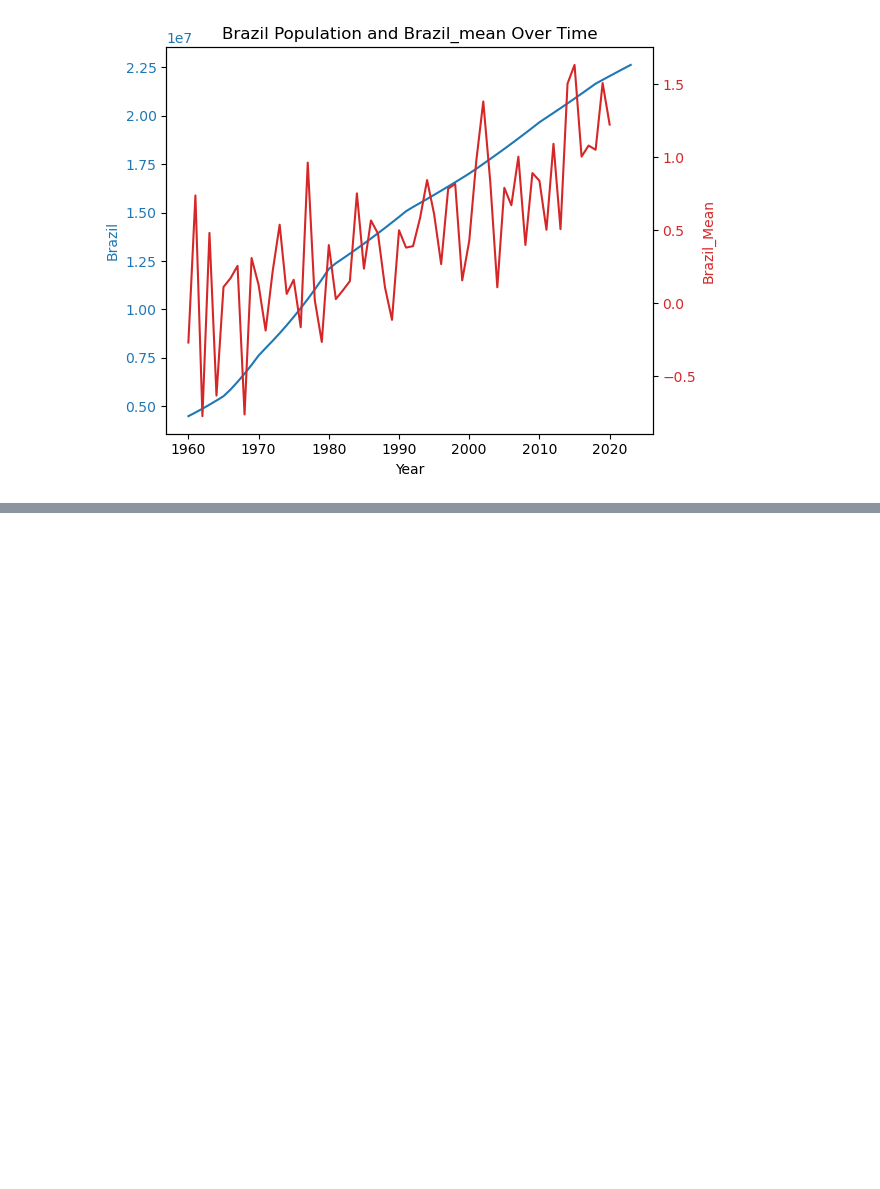
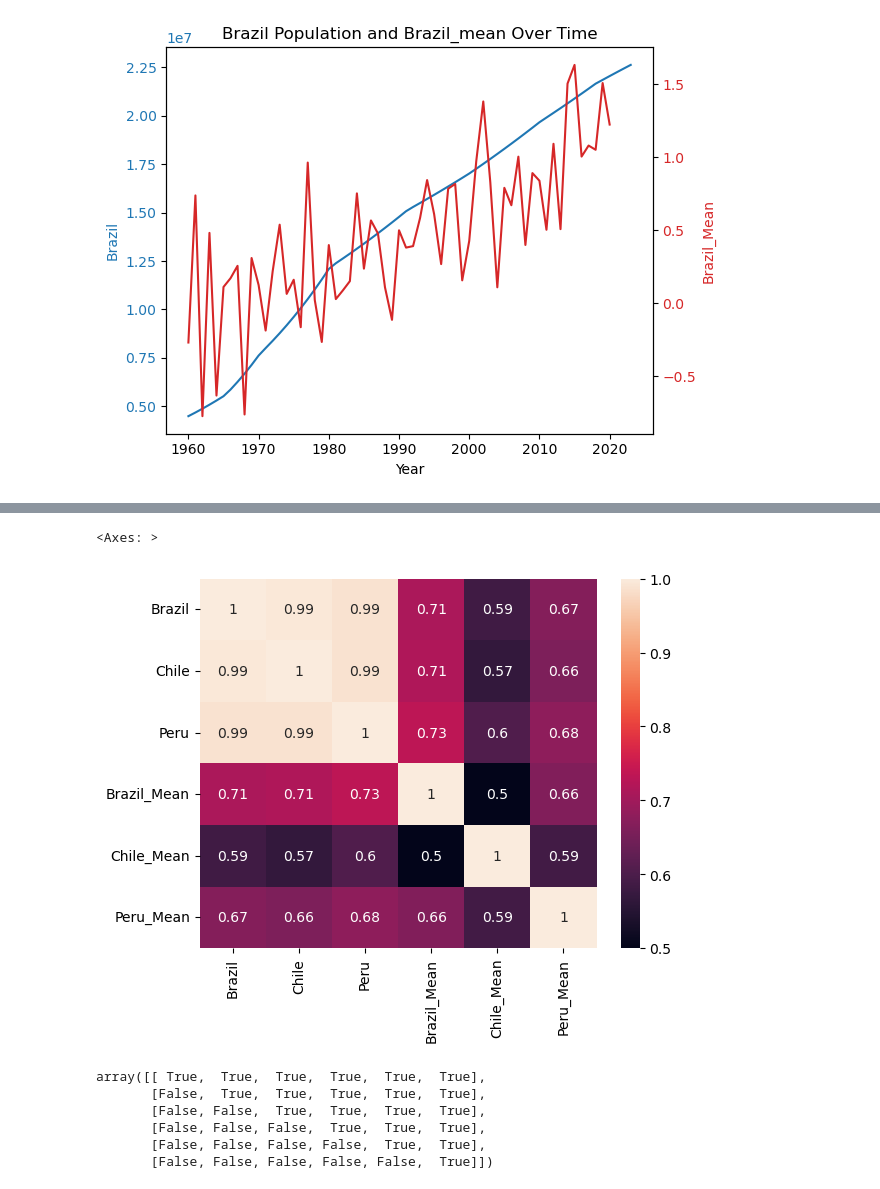
Before and after one commit to gowrath/Climate_EDA-SouthAmerica, a Jupyter notebook: TemperatureAndPopulation.ipynb, the cells around one changed output, grey strips where cells are left out. Saved outputs shown, nothing was run; the diff lists cells and outputs as text; code cells hidden in the pictures; blank space fills up the shorter version.

```diff
--- a/TemperatureAndPopulation.ipynb
+++ b/TemperatureAndPopulation.ipynb
@@ -246,0 +264,5 @@ plt.show()
+# %%
+mean_heat = pop_data_focus.iloc[:, 1:]
+
+c = mean_heat.corr()
+c
@@ -246,0 +277,16 @@ plt.show()
+# %%
+sns.heatmap(c, annot=True)
+# %% [output]
+<Axes: >
+[figure, added]
+# %%
+mask = np.ones_like(c, dtype = bool)
+mask = np.triu(mask)
+mask
+# %% [output]
+array([[ True,  True,  True,  True,  True,  True],
+       [False,  True,  True,  True,  True,  True],
+       [False, False,  True,  True,  True,  True],
+       [False, False, False,  True,  True,  True],
+       [False, False, False, False,  True,  True],
+       [False, False, False, False, False,  True]])
```
Also changed, not shown: parts of 8 cells of this notebook, 1 other file.
